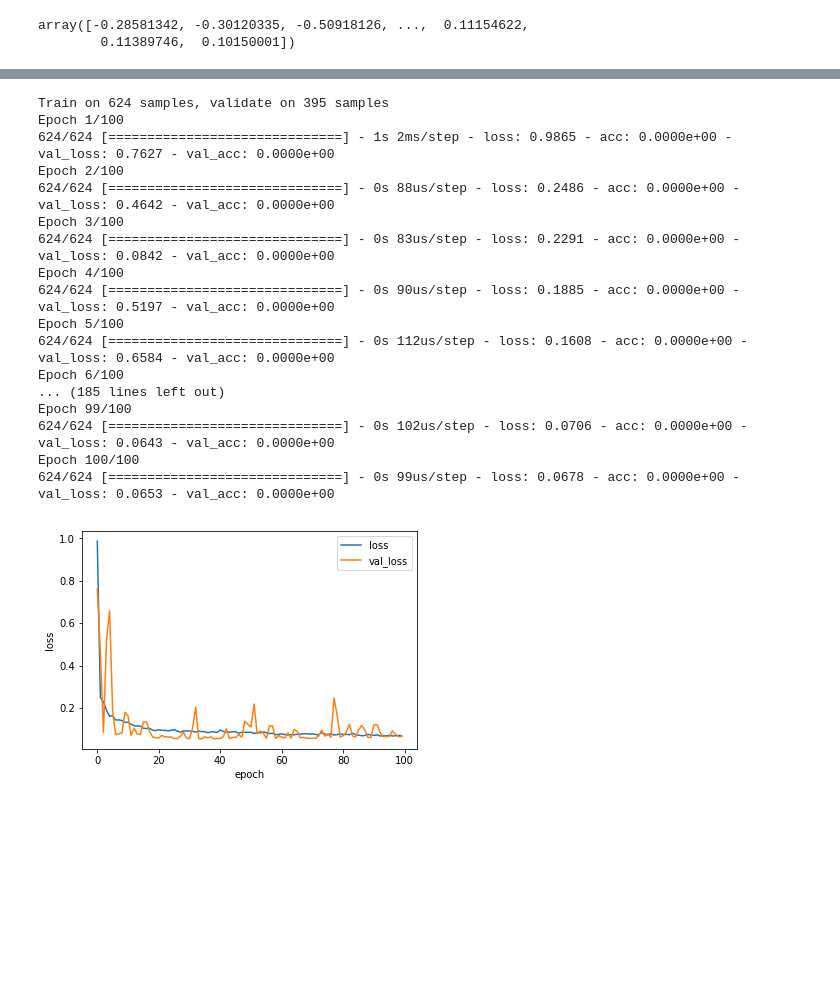
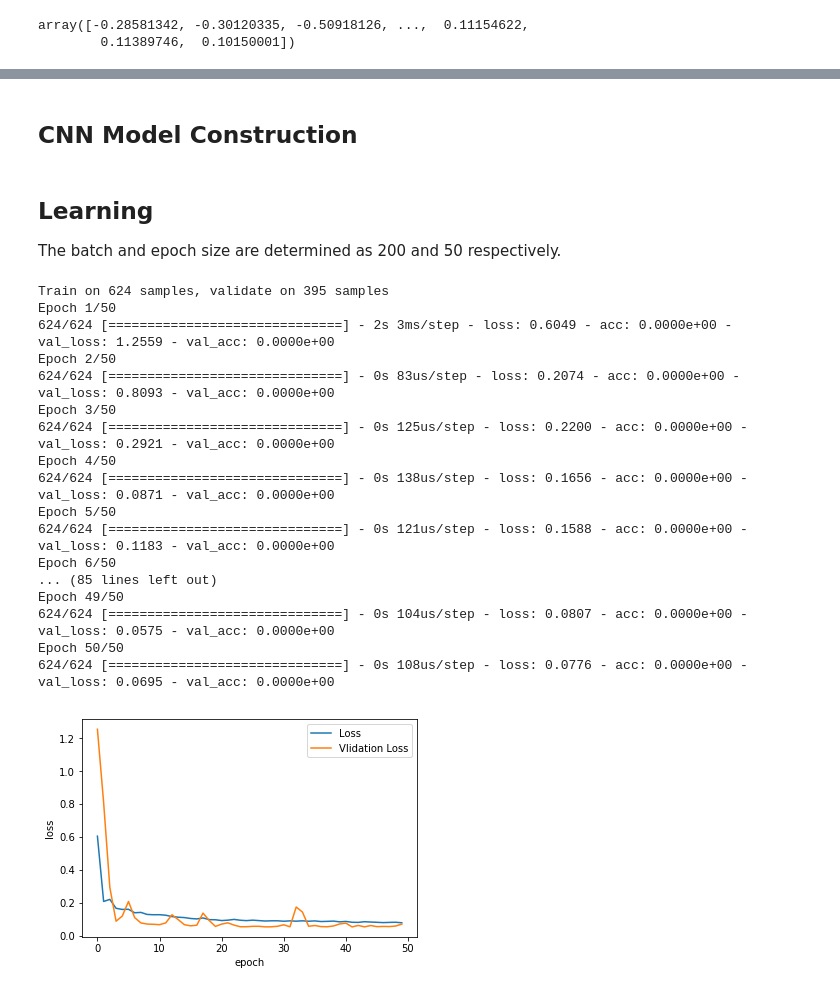
Before and after one commit to ymmy02/FX-Prediction-By-CNN, a Jupyter notebook: Predictioin_by_Neural_Network.ipynb, the cells around one changed output, grey strips where cells are left out. Cells and saved outputs as stored; diff of their text form; code cells hidden in the pictures; blank space fills up the shorter version.

```diff
--- a/Predictioin_by_Neural_Network.ipynb
+++ b/Predictioin_by_Neural_Network.ipynb
@@ -51,14 +53,18 @@ normed_data
 # %% [output]
 array([-0.28581342, -0.30120335, -0.50918126, ...,  0.11154622,
         0.11389746,  0.10150001])
-# %%
-DATA_LENGTH = len(normed_data)
-LEARNING_SPAN = 20
-SLIDE = 1
 # %%
-X, y = [], []
-for i in range(LEARNING_SPAN, DATA_LENGTH-1, SLIDE):
-    X.append(normed_data[i-LEARNING_SPAN:i])
-    y.append(normed_data[i+1])
-X = np.array(X)
-y = np.array(y)
+def create_train_test_data(data, span, slide, train_rate):
+    train_size = int(train_rate*len(data))
+
+    X, y = [], []
+    for i in range(span, len(data)-1, slide):
+        X.append(data[i-span:i])
+        y.append(data[i+1])
+    X = np.array(X).reshape((-1, span, 1))
+    y = np.array(y).reshape((-1, 1))
+
+    X_train, y_train = X[:train_size], y[:train_size]
+    X_test, y_test = X[train_size:], y[train_size:]
+
+    return X_train, y_train, X_test, y_test
@@ -76,3 +74,8 @@ y_test = y_test.reshape((-1, 1))
+# %%
+X_train, y_train, X_test, y_test =    \
+    create_train_test_data(normed_data, span=20, slide=1, train_rate=0.6)
+# %% [markdown]
+## CNN Model Construction
 # %%
 input_shape = (LEARNING_SPAN, 1)
 
@@ -95,39 +98,43 @@ model.add(Dense(1, activation='linear'))
 model.compile(loss='mean_squared_error',
               optimizer='adam',
               metrics=['accuracy'])
+# %% [markdown]
+## Learning
+
+The batch and epoch size are determined as 200 and 50 respectively.
 # %%
-epoch = 100
+epoch = 50
 batch_size = 200
 history = model.fit(X_train, y_train, epochs=epoch,
                       batch_size=batch_size,
                       validation_data=(X_test, y_test))
 # %% [output]
 Train on 624 samples, validate on 395 samples
-Epoch 1/100
-624/624 [==============================] - 1s 2ms/step - loss: 0.9865 - acc: 0.0000e+00 - val_loss: 0.7627 - val_acc: 0.0000e+00
-Epoch 2/100
-624/624 [==============================] - 0s 88us/step - loss: 0.2486 - acc: 0.0000e+00 - val_loss: 0.4642 - val_acc: 0.0000e+00
-Epoch 3/100
-624/624 [==============================] - 0s 83us/step - loss: 0.2291 - acc: 0.0000e+00 - val_loss: 0.0842 - val_acc: 0.0000e+00
-Epoch 4/100
-624/624 [==============================] - 0s 90us/step - loss: 0.1885 - acc: 0.0000e+00 - val_loss: 0.5197 - val_acc: 0.0000e+00
-Epoch 5/100
-624/624 [==============================] - 0s 112us/step - loss: 0.1608 - acc: 0.0000e+00 - val_loss: 0.6584 - val_acc: 0.0000e+00
-Epoch 6/100
-... (185 lines left out)
-Epoch 99/100
-624/624 [==============================] - 0s 102us/step - loss: 0.0706 - acc: 0.0000e+00 - val_loss: 0.0643 - val_acc: 0.0000e+00
-Epoch 100/100
-624/624 [==============================] - 0s 99us/step - loss: 0.0678 - acc: 0.0000e+00 - val_loss: 0.0653 - val_acc: 0.0000e+00
+Epoch 1/50
+624/624 [==============================] - 2s 3ms/step - loss: 0.6049 - acc: 0.0000e+00 - val_loss: 1.2559 - val_acc: 0.0000e+00
+Epoch 2/50
+624/624 [==============================] - 0s 83us/step - loss: 0.2074 - acc: 0.0000e+00 - val_loss: 0.8093 - val_acc: 0.0000e+00
+Epoch 3/50
+624/624 [==============================] - 0s 125us/step - loss: 0.2200 - acc: 0.0000e+00 - val_loss: 0.2921 - val_acc: 0.0000e+00
+Epoch 4/50
+624/624 [==============================] - 0s 138us/step - loss: 0.1656 - acc: 0.0000e+00 - val_loss: 0.0871 - val_acc: 0.0000e+00
+Epoch 5/50
+624/624 [==============================] - 0s 121us/step - loss: 0.1588 - acc: 0.0000e+00 - val_loss: 0.1183 - val_acc: 0.0000e+00
+Epoch 6/50
+... (85 lines left out)
+Epoch 49/50
+624/624 [==============================] - 0s 104us/step - loss: 0.0807 - acc: 0.0000e+00 - val_loss: 0.0575 - val_acc: 0.0000e+00
+Epoch 50/50
+624/624 [==============================] - 0s 108us/step - loss: 0.0776 - acc: 0.0000e+00 - val_loss: 0.0695 - val_acc: 0.0000e+00
 # %%
-plt.plot(range(epoch), history.history['loss'], label='loss')
-plt.plot(range(epoch), history.history['val_loss'], label='val_loss')
+plt.plot(range(epoch), history.history['loss'], label='Loss')
+plt.plot(range(epoch), history.history['val_loss'], label='Vlidation Loss')
 plt.xlabel('epoch')
 plt.ylabel('loss')
 plt.legend()
 plt.show()
 # %% [output]
-[figure, old version]
+[figure, new version]
 # %%
 prediction = model.predict(X_test)
 plt.plot( y_test * std+mean ,label='real price', color='r', linestyle='--')
```
Also changed, not shown: parts of 9 cells of this notebook.
